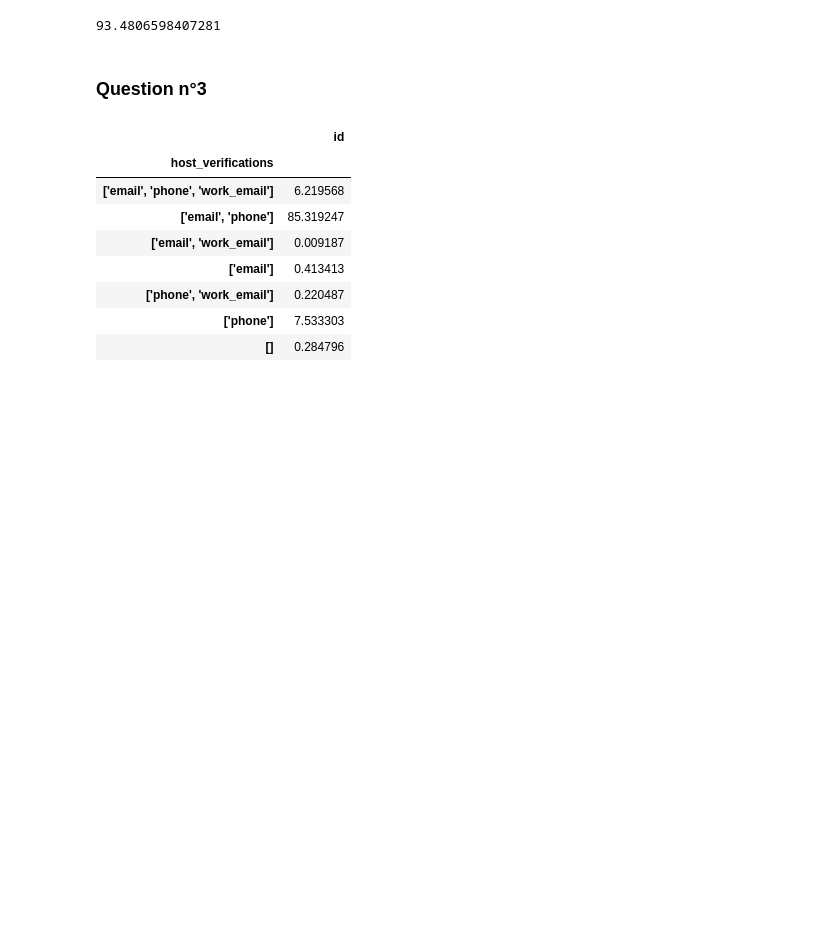
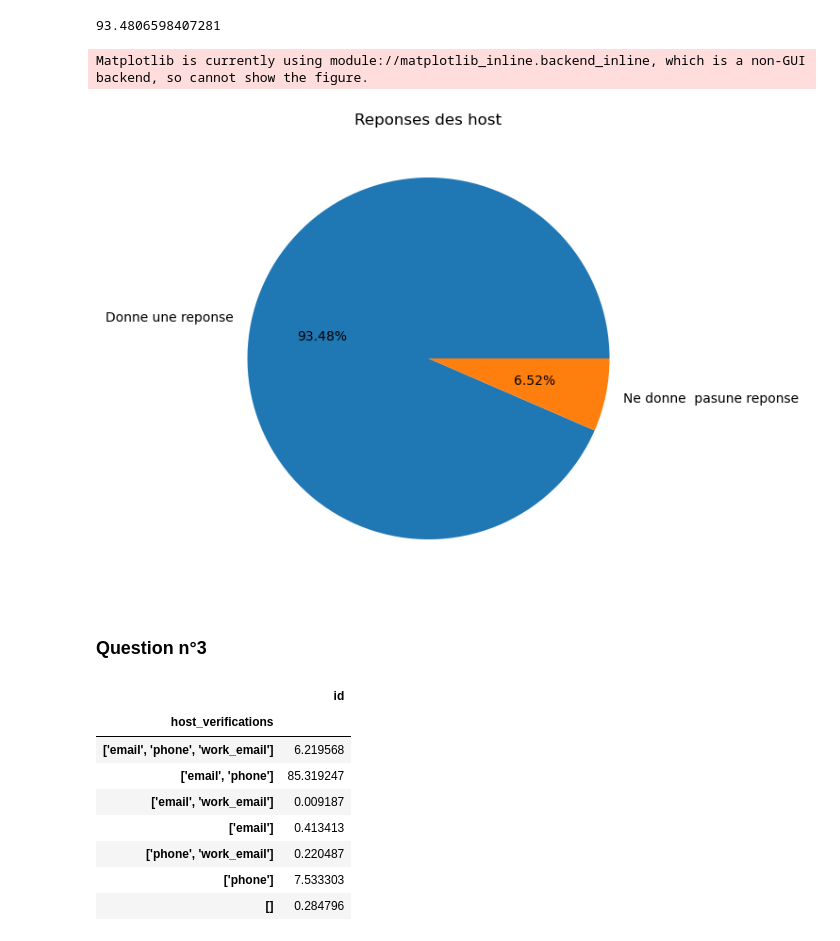
Before and after one commit to emaddar/Airbnb, a Jupyter notebook: pandas/bordeaux.ipynb, the cells around one changed output. Cells and saved outputs as stored; diff of their text form; code cells hidden in the pictures; blank space fills up the shorter version.

```diff
--- a/pandas/bordeaux.ipynb
+++ b/pandas/bordeaux.ipynb
@@ -51,6 +84,16 @@ df_host_response_rate=df_bordeaux["host_response_rate"].str.rstrip('%').astype(f
 df_host_response_rate.mean()
 # %% [output]
 93.4806598407281
+# %%
+fig= plt.figure()
+ax = fig.add_axes([0,0,1,1])
+ax.set_title("Reponses des host")
+label= ["Donne une reponse","Ne donne  pasune reponse"]
+ax.pie([df_host_response_rate.mean(),100-df_host_response_rate.mean()],labels=label,autopct= '%1.2f%%')
+fig.show()
+# %% [output]
+Matplotlib is currently using module://matplotlib_inline.backend_inline, which is a non-GUI backend, so cannot show the figure.
+[figure, added]
 # %% [markdown]
 ### Question n°3
 # %%
```
Also changed, not shown: parts of 13 cells of this notebook, 2 other files.
